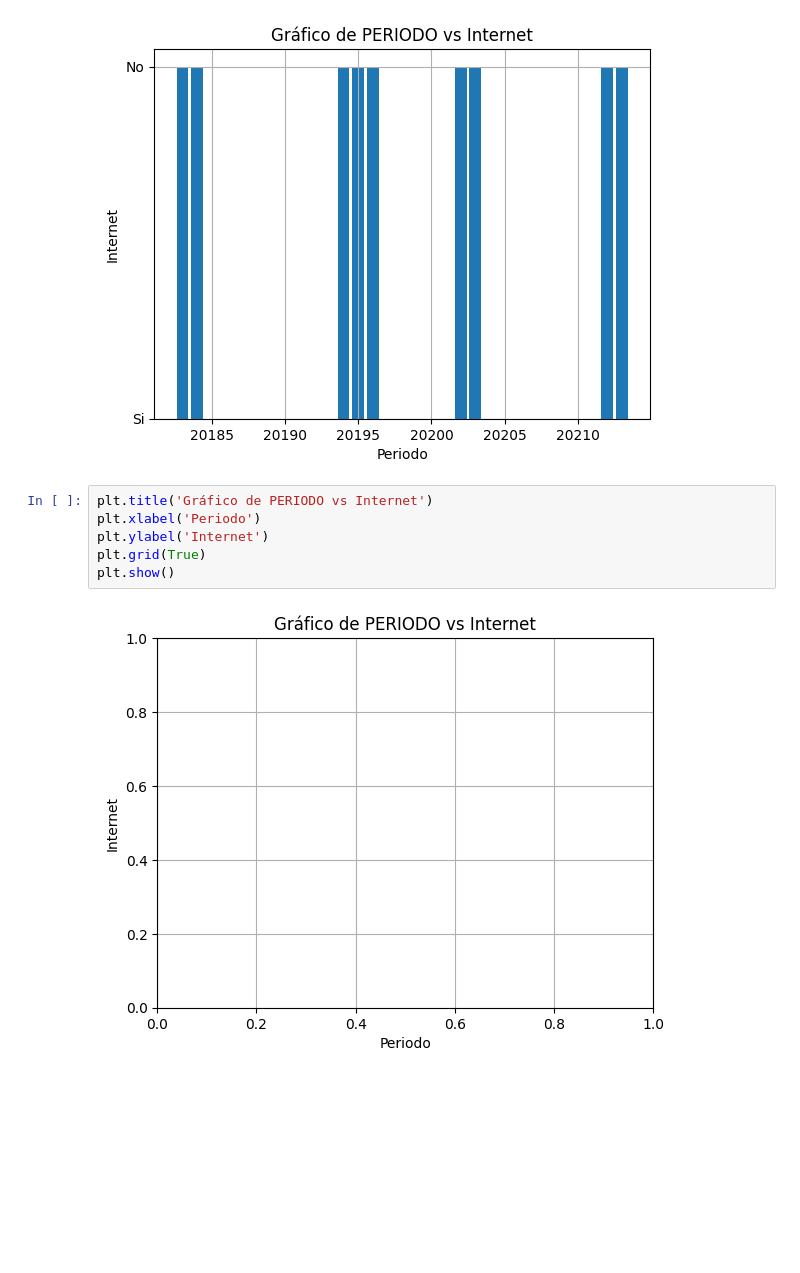
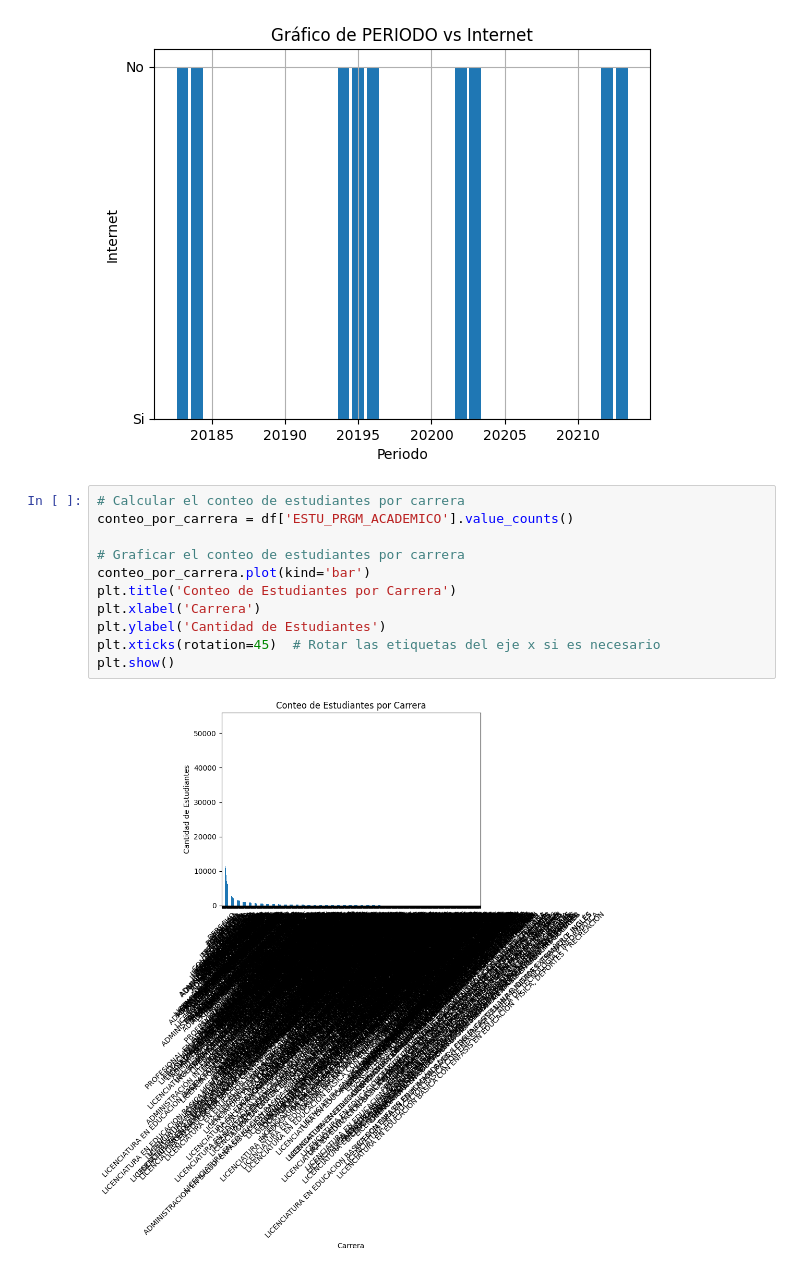
Before and after one commit to AlejandroBecerraAcevedo/modelPredictPrebaSaber, a Jupyter notebook: 01 - exploración.ipynb, the cells around one changed output. Cells and saved outputs as stored; diff of their text form; blank space fills up the shorter version.

Commit message:
Update graphics to students

```diff
--- a/01 - exploración.ipynb
+++ b/01 - exploración.ipynb
@@ -139,11 +140,16 @@ plt.grid(True)
 plt.show()
 # %% [output]
 [figure]
-# %%
-plt.title('Gráfico de PERIODO vs Internet')
-plt.xlabel('Periodo')
-plt.ylabel('Internet')
-plt.grid(True)
-plt.show()
-# %% [output]
-[figure, removed]
+# %%
+# Calcular el conteo de estudiantes por carrera
+conteo_por_carrera = df['ESTU_PRGM_ACADEMICO'].value_counts()
+
+# Graficar el conteo de estudiantes por carrera
+conteo_por_carrera.plot(kind='bar')
+plt.title('Conteo de Estudiantes por Carrera')
+plt.xlabel('Carrera')
+plt.ylabel('Cantidad de Estudiantes')
+plt.xticks(rotation=45)  # Rotar las etiquetas del eje x si es necesario
+plt.show()
+# %% [output]
+[figure, added]
```
Also changed, not shown: parts of 4 cells of this notebook.
